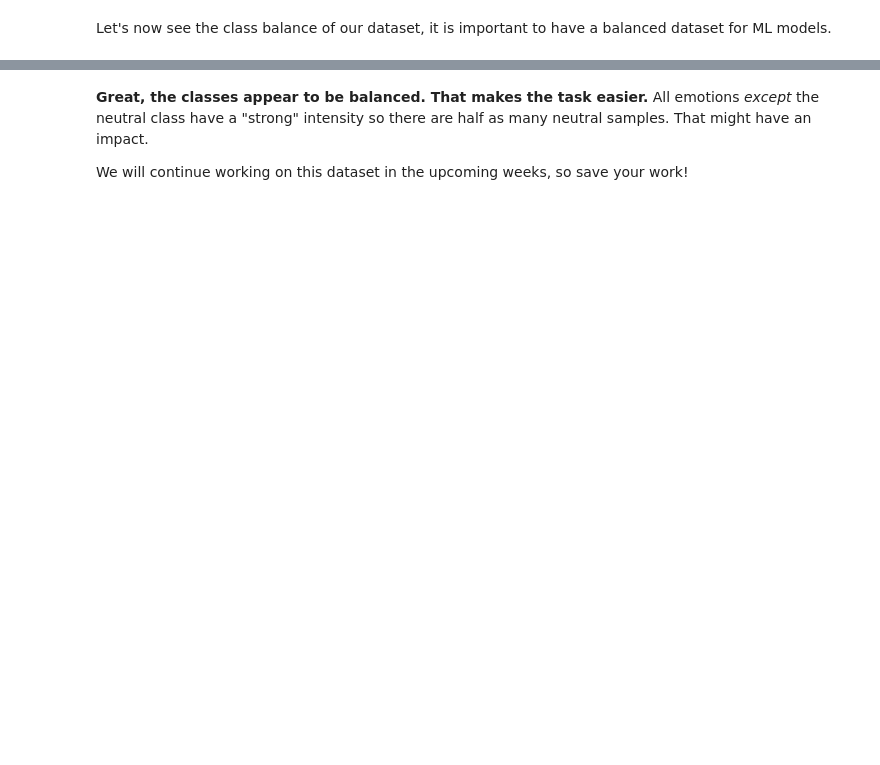
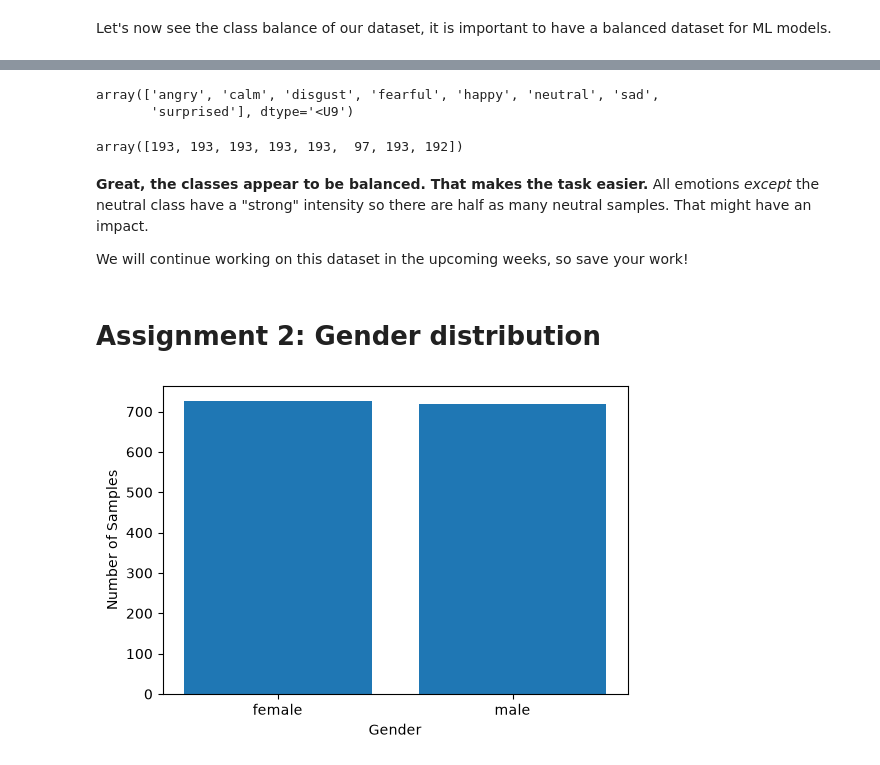
Before and after one commit to laoneya31/Week2-DataPreprocessing, a Jupyter notebook: Week 2.ipynb, the cells around one changed output, grey strips where cells are left out. Cells and saved outputs as stored; diff of their text form; code cells hidden in the pictures; blank space fills up the shorter version.

```diff
--- a/Week 2.ipynb
+++ b/Week 2.ipynb
@@ -643,4 +742,43 @@ plt.show()
+# %%
+emotion_list
+# %% [output]
+array(['angry', 'calm', 'disgust', 'fearful', 'happy', 'neutral', 'sad',
+       'surprised'], dtype='<U9')
+# %%
+count
+# %% [output]
+array([193, 193, 193, 193, 193,  97, 193, 192])
 # %% [markdown]
 **Great, the classes appear to be balanced. That makes the task easier.** All emotions _except_ the neutral class have a "strong" intensity so there are half as many neutral samples. That might have an impact.
 
 We will continue working on this dataset in the upcoming weeks, so save your work!
+# %% [markdown]
+# Assignment 2: Gender distribution
+# %%
+
+# Gender in the RAVDESS dataset
+# odd actor number is male, even is female
+
+def gender():
+    genders = []
+    for file in glob.glob("Datasets/Audio Data/Actor_*/*.wav"):
+        file_name = os.path.basename(file)
+        actor = int(file_name.split("-")[6].split(".")[0])
+        if actor % 2 == 1:
+            genders.append('male')
+        else:
+            genders.append('female')
+    return np.array(genders)
+
+genders = gender()
+
+# plot gender
+plt.figure(figsize=(6,4))
+gender_list, count = np.unique(genders, return_counts=True)
+plt.bar(x=range(len(gender_list)), height=count)
+plt.xticks(ticks=range(len(gender_list)), labels=gender_list, fontsize=10)
+plt.xlabel('Gender')
+plt.ylabel('Number of Samples')
+plt.show()
+# %% [output]
+[figure, added]
```
Also changed, not shown: parts of 22 cells of this notebook.
